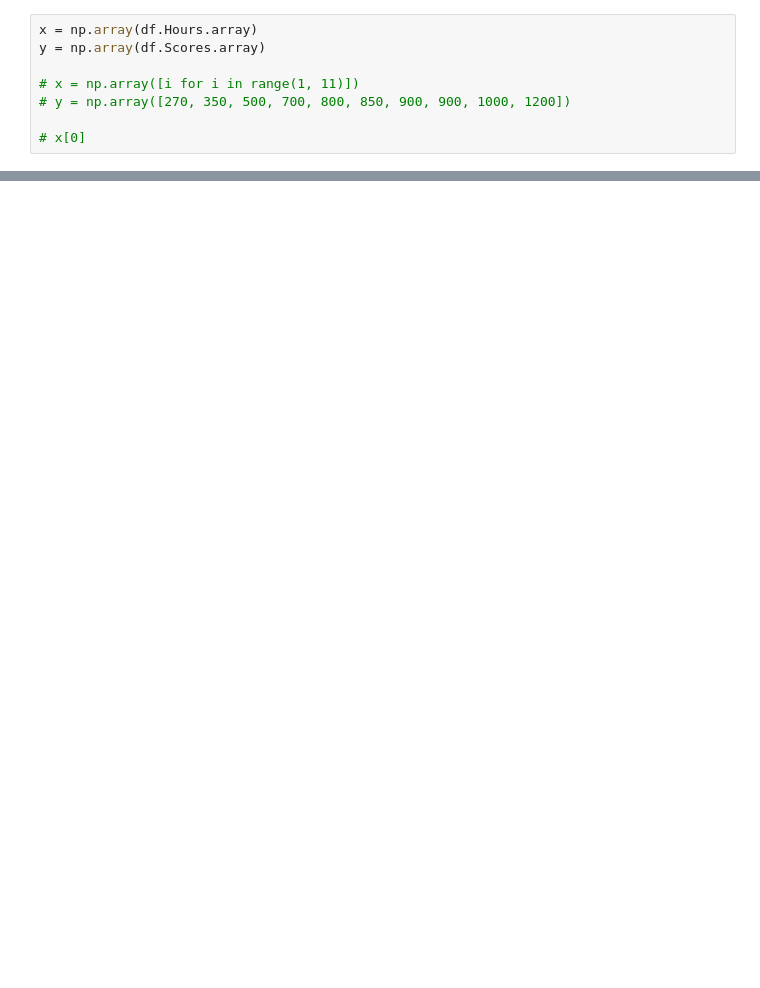
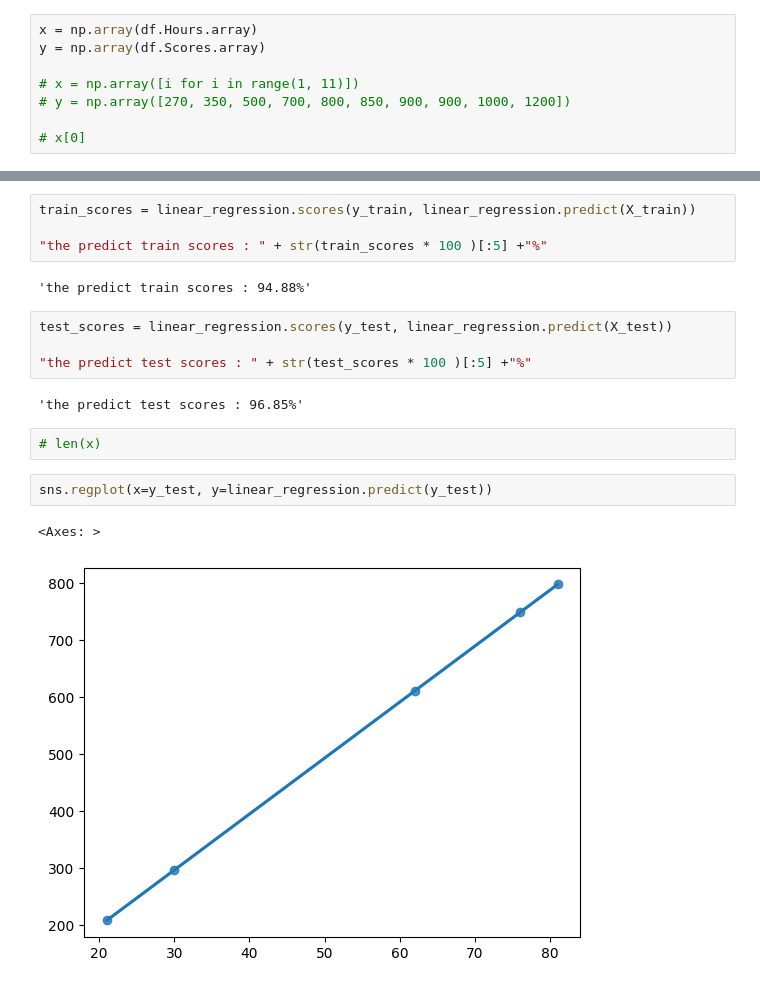
Before and after one commit to royhankamil/Machine-Learning-Project, a Jupyter notebook: Practice_linear_regression/Student_scores/from_scratch.ipynb, the cells around one changed output, grey strips where cells are left out. Cells and saved outputs as stored; diff of their text form; blank space fills up the shorter version.

```diff
--- a/Practice_linear_regression/Student_scores/from_scratch.ipynb
+++ b/Practice_linear_regression/Student_scores/from_scratch.ipynb
@@ -100,3 +118,22 @@ linear_regression.m,linear_regression.b
+# %%
+train_scores = linear_regression.scores(y_train, linear_regression.predict(X_train))
+
+"the predict train scores : " + str(train_scores * 100 )[:5] +"%"
+# %% [output]
+'the predict train scores : 94.88%'
+# %%
+test_scores = linear_regression.scores(y_test, linear_regression.predict(X_test))
+
+"the predict test scores : " + str(test_scores * 100 )[:5] +"%"
+# %% [output]
+'the predict test scores : 96.85%'
+# %%
+# len(x)
+# %%
+sns.regplot(x=y_test, y=linear_regression.predict(y_test))
+# %% [output]
+<Axes: >
+[figure, added]
 # %%
 # linear_regression.predict(4)
 plt.scatter(x, y)
```
Also changed, not shown: parts of 7 cells of this notebook, 2 other files.
